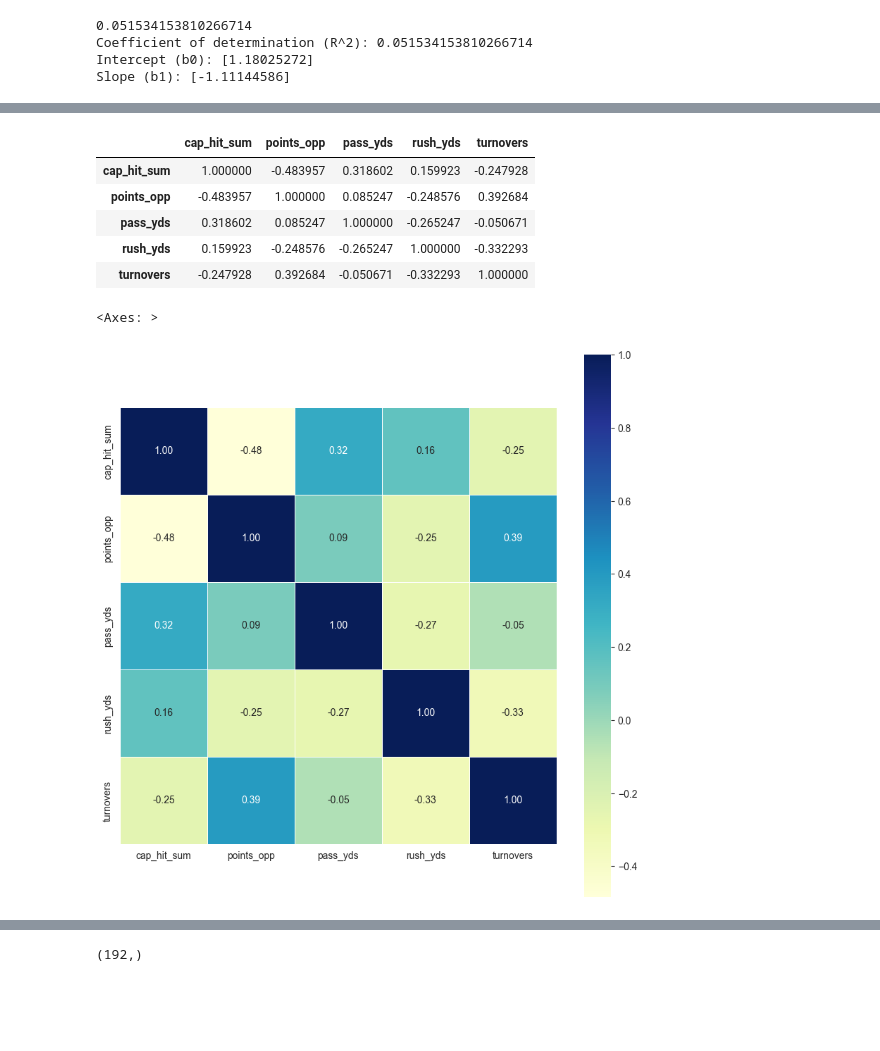
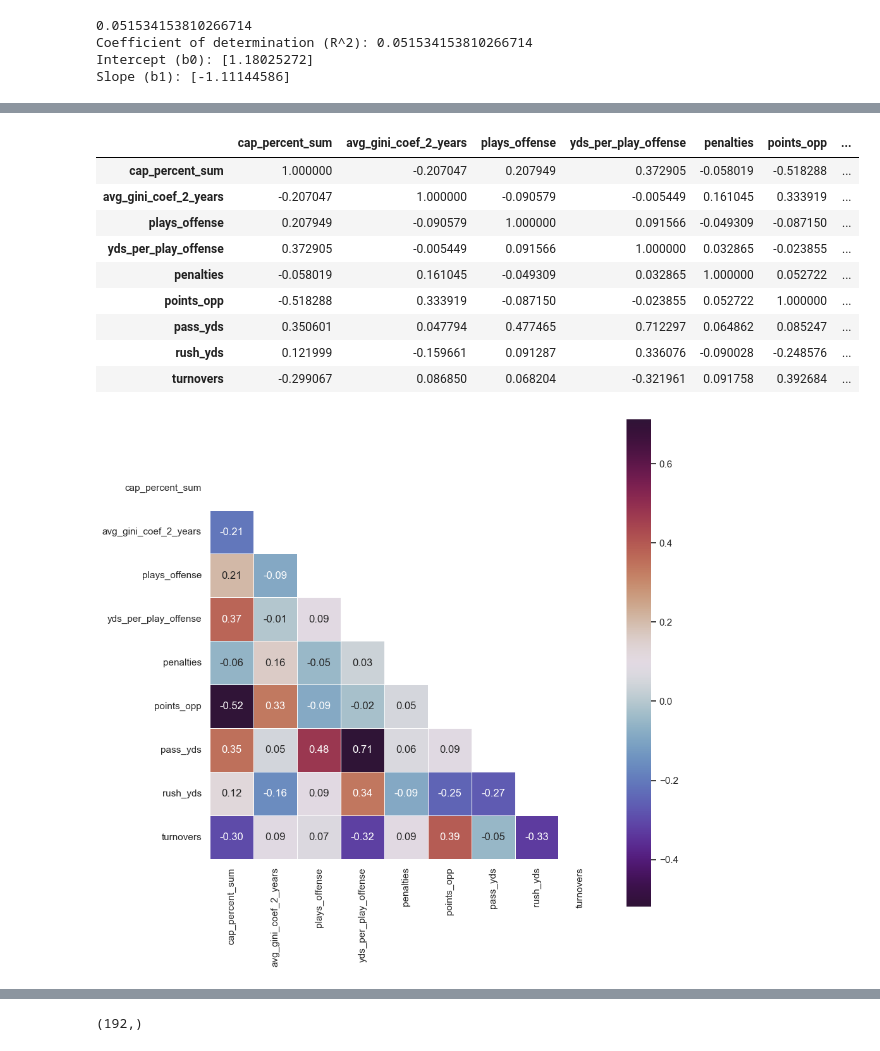
Before and after one commit to efruin-git/Data-Projects, a Jupyter notebook: NFL_Salaries.ipynb, the cells around one changed output, grey strips where cells are left out. Saved outputs shown, nothing was run; the diff lists cells and outputs as text; code cells hidden in the pictures; blank space fills up the shorter version.

```diff
--- a/NFL_Salaries.ipynb
+++ b/NFL_Salaries.ipynb
@@ -578,0 +315,4 @@ np.float64(0.2857142857142857)
+# %%
+df_gini_team2 = df_nfl_salaries_cap_fields.groupby(['team','season'],as_index=False)[['cap_hit','cap_percent']].sum()
+df_gini_team2.columns = ['team','season','cap_hit_sum','cap_percent_sum']
+print(df_gini_team2)
@@ -707,0 +686,3 @@ print(df_nfl_combined)
+# %%
+df_nfl_combined=df_nfl_combined.sort_values(['team_y','year'],ascending=True,ignore_index=True)
+print(df_nfl_combined)
@@ -707,0 +726,14 @@ print(df_nfl_combined)
+# %%
+for index in range(len(df_nfl_combined)):
+
+    print(list(df_nfl_combined.loc[index,['points_opp_y1','pass_yds_y1']]))
+    # print(df_nfl_combined.loc[index,['team_y','year']])
+    if df_nfl_combined.loc[index,'year']>=2004:
+        df_nfl_combined.loc[index,['points_opp_y1','pass_yds_y1','rush_yds_y1','turnovers_y1']]=list(df_nfl_combined.loc[index-1,['points_opp','pass_yds','rush_yds','turnovers']])
+        # df_nfl_combined[df_nfl_combined.loc[index,['points_opp_y1','pass_yds_y1']]]
+        # df_nfl_combined.loc[index,['points_opp_y1','pass_yds_y1','rush_yds_y1','turnovers_y1']]=df_nfl_combined.loc[index-1,['points_opp','pass_yds','rush_yds','turnovers']]
+        # print(df_nfl_combined.loc[index,['year','points_opp','pass_yds','rush_yds','turnovers']])
+        # pass
+    if df_nfl_combined.loc[index,'year']>=2005:
+        df_nfl_combined.loc[index,['points_opp_y2','pass_yds_y2','rush_yds_y2','turnovers_y2']]=list(df_nfl_combined.loc[index-2,['points_opp','pass_yds','rush_yds','turnovers']])
+    #     df_nfl_combined.loc[index,['points_opp_y2','pass_yds_y2','rush_yds_y2','turnovers_y2']]=df_nfl_combined.loc[index-2,['points_opp','pass_yds','rush_yds','turnovers']]
@@ -988,33 +1104,40 @@ Name: win_loss_perc, dtype: float64
 # %%
-df_nfl_combined_modeling_vars = df_nfl_combined_2014_2020[df_nfl_combined_2014_2020['season']>2014][['cap_hit_sum','points_opp','pass_yds','rush_yds','turnovers']]
+df_nfl_combined_modeling_vars = df_nfl_combined_2014_2020[df_nfl_combined_2014_2020['season']>2014][['cap_percent_sum','avg_gini_coef_2_years','plays_offense','yds_per_play_offense','penalties','points_opp','pass_yds','rush_yds','turnovers']]
 # 'avg_gini_coef_2_years',
-
 
 
 combined_corr_matrix = df_nfl_combined_modeling_vars.corr()
 
 combined_corr_matrix
 # %% [output]
-|  | cap_hit_sum | points_opp | pass_yds | rush_yds | turnovers |
-| cap_hit_sum | 1.000000 | -0.483957 | 0.318602 | 0.159923 | -0.247928 |
-| points_opp | -0.483957 | 1.000000 | 0.085247 | -0.248576 | 0.392684 |
-| pass_yds | 0.318602 | 0.085247 | 1.000000 | -0.265247 | -0.050671 |
-| rush_yds | 0.159923 | -0.248576 | -0.265247 | 1.000000 | -0.332293 |
-| turnovers | -0.247928 | 0.392684 | -0.050671 | -0.332293 | 1.000000 |
+|  | cap_percent_sum | avg_gini_coef_2_years | plays_offense | yds_per_play_offense | penalties | points_opp | ... |
+| cap_percent_sum | 1.000000 | -0.207047 | 0.207949 | 0.372905 | -0.058019 | -0.518288 | ... |
+| avg_gini_coef_2_years | -0.207047 | 1.000000 | -0.090579 | -0.005449 | 0.161045 | 0.333919 | ... |
+| plays_offense | 0.207949 | -0.090579 | 1.000000 | 0.091566 | -0.049309 | -0.087150 | ... |
+| yds_per_play_offense | 0.372905 | -0.005449 | 0.091566 | 1.000000 | 0.032865 | -0.023855 | ... |
+| penalties | -0.058019 | 0.161045 | -0.049309 | 0.032865 | 1.000000 | 0.052722 | ... |
+| points_opp | -0.518288 | 0.333919 | -0.087150 | -0.023855 | 0.052722 | 1.000000 | ... |
+| pass_yds | 0.350601 | 0.047794 | 0.477465 | 0.712297 | 0.064862 | 0.085247 | ... |
+| rush_yds | 0.121999 | -0.159661 | 0.091287 | 0.336076 | -0.090028 | -0.248576 | ... |
+| turnovers | -0.299067 | 0.086850 | 0.068204 | -0.321961 | 0.091758 | 0.392684 | ... |
 # %%
 plt.figure(figsize=(10,10))
+plt.grid(False)
 
-sns.heatmap(
+mask = np.zeros_like(combined_corr_matrix)
+mask[np.triu_indices_from(mask)] = True
+graph1 = sns.heatmap(
     combined_corr_matrix,
     annot=True,
-    cmap='YlGnBu',
+    # cmap='RdYlBu_r',
+    cmap='twilight_shifted',
     fmt=".2f",
     linewidths=0.5,
-    square=True
+    square=True,
+    mask=mask
 )
 # %% [output]
-<Axes: >
-[figure, old version]
+[figure, new version]
 # %%
 #  Multiple linear regression with avg 2 year gini coefficient and sum of cap hit
 
```
Also changed, not shown: parts of 197 cells of this notebook.
